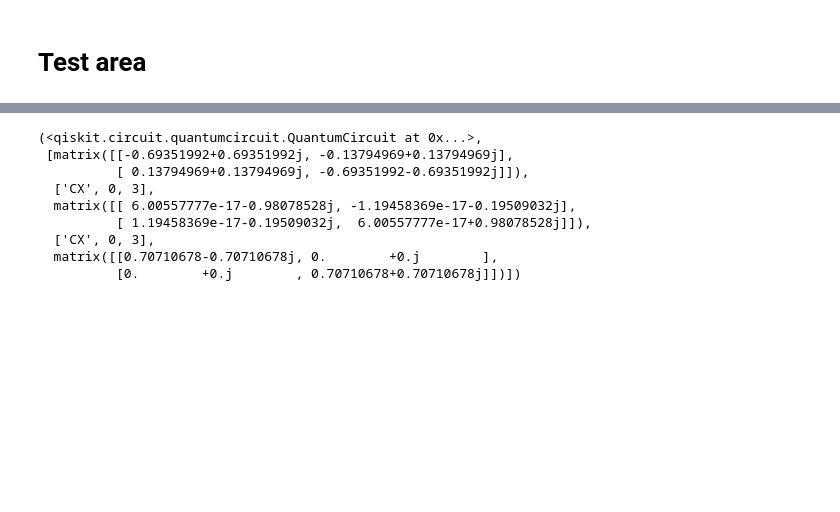
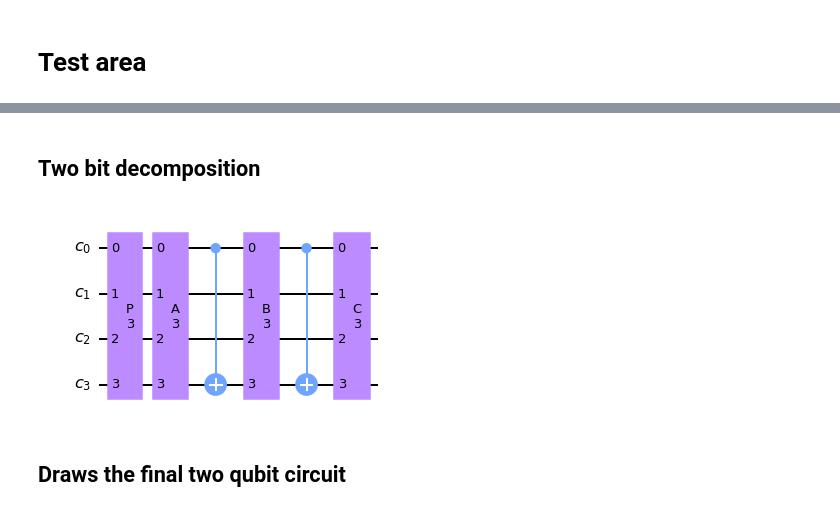
Before and after one commit to psasanka1729/nisq-grover, a Jupyter notebook: Toffoli decomposition.ipynb, the cells around one changed output, grey strips where cells are left out. Cells and saved outputs as stored; diff of their text form; code cells hidden in the pictures; blank space fills up the shorter version.

```diff
--- a/Toffoli decomposition.ipynb
+++ b/Toffoli decomposition.ipynb
@@ -506,7 +506,7 @@ def Rz(Angle, Qubit):
 # %%
 def Ry_matrix(theta):
 
-    return np.matrix([[np.cos(theta/2), np.sin(theta/2)],[-np.sin(theta/2),np.cos(theta/2)]])
+    return np.matrix([[np.cos(theta/2), -np.sin(theta/2)],[np.sin(theta/2),np.cos(theta/2)]])
 
 def Ry(Angle, Qubit):
 
@@ -898,7 +898,7 @@ def MCU_Circuit(Unitary,Controls,Target):
     V_matrix = square_root(Unitary)
     X = np.matrix([[0,1],[1,0]])
 
-    V0 = MCU(Target[0]-Gap-1,Target[0],V_matrix,False)
+    V0 = MCU(Target[0]-Gap-1,Target[0],V_matrix)
     qc.unitary(V0,[i for i in range(N)],label = 'V')
 
     gate_1 =  ['MCU',V_matrix,[Target[0]-Gap-1,Target[0]]]
@@ -909,7 +909,7 @@ def MCU_Circuit(Unitary,Controls,Target):
     gate_2 = ['MCX',X,[i for i in range(Target[0]-Gap-1)],[Target[0]-Gap-1]]
 
 
-    Vdag = MCU(Target[0]-Gap-1,Target[0],V_matrix.getH(),True)
+    Vdag = MCU(Target[0]-Gap-1,Target[0],V_matrix.getH())
     qc.unitary(Vdag,[i for i in range(N)],label = 'V^dag')
 
     gate_3 = ['MCU',V_matrix.getH(),[Target[0]-Gap-1,Target[0]]]
@@ -919,7 +919,7 @@ def MCU_Circuit(Unitary,Controls,Target):
     gate_4 = gate_2
 
 
-    V1 = MCU([i for i in range(Target[0]-Gap-1)],Target[0],V_matrix,False)
+    V1 = MCU([i for i in range(Target[0]-Gap-1)],Target[0],V_matrix)
     qc.unitary(V1,[i for i in range(N)],label = 'V')
     gate_5 = ['MCU',V_matrix,[i for i in range(Target[0]-Gap-1)],[Target[0]]]
 
@@ -1080,7 +1234,9 @@ def Unitary_Extract(Matrix):
+# %% [markdown]
+## Two bit decomposition
 # %%
 '''
 
-This function takes a MCU gate and returns the two bit decomposition.
+This function takes a MCU gate and returns the two bit decomposition (Page 10, Elementary Gates for QC).
 
 Input  : Gate list (e.g. Qf[-1])
 Output : Circuit with two qubit decomposition.
@@ -1101,7 +1257,8 @@ def Two_Qubit_Decomp(Gate_List):
     I = identity(2)
     X = np.matrix([[0,1],[1,0]])
 
-    P = Phase_matrix(delta)
+
+    E = Rz_matrix(delta)*Phase_matrix(delta/2)
 
     A = Rz_matrix(alpha)*Ry_matrix(theta/2)
 
@@ -1135,37 +1292,39 @@ def Two_Qubit_Decomp(Gate_List):
 
 
 
-    Gap = target-control-1
-    Phase = MCU([i for i in range(target-Gap-1)],target,P,False)
-    qc.unitary(Phase,[i for i in range(N)],label = str('P')+'\n'+str(control)+'\n'+str(target))
 
-    A_gate = MCU([i for i in range(target-Gap-1)],target,A,False)
-    qc.unitary(A_gate,[i for i in range(N)],label = str('A')+'\n'+str(control)+'\n'+str(target))
+
+    CPhase = Multi_Qubit_Gate(E, control).A
+    qc.unitary(CPhase,[i for i in range(N)],label = str('P')+'\n'+str(target))
+
+    A_gate = Multi_Qubit_Gate(A, target).A
+    qc.unitary(A_gate,[i for i in range(N)],label = str('A')+'\n'+str(target))
 
     qc.cx(control,target)
 
-    B_gate = MCU([i for i in range(target-Gap-1)],target,B,False)
-    qc.unitary(B_gate,[i for i in range(N)],label = str('B')+'\n'+str(control)+'\n'+str(target))
+    B_gate = Multi_Qubit_Gate(B, target).A
+    qc.unitary(B_gate,[i for i in range(N)],label = str('B')+'\n'+str(target))
 
 
     qc.cx(control,target)
 
-    C_gate = MCU([i for i in range(target-Gap-1)],target,C,False)
-    qc.unitary(C_gate,[i for i in range(N)],label = str('C')+'\n'+str(control)+'\n'+str(target))
+    C_gate = Multi_Qubit_Gate(C, target).A
+    qc.unitary(C_gate,[i for i in range(N)],label = str('C')+'\n'+str(target))
 
-    return qc, [A,['CX',control,target], B, ['CX',control,target], C]
+    return qc, [
+                ['P',P,control],
+                ['A',A,target],
+                ['CX',control, target],
+                ['B',B,target],
+                ['CX',control,target],
+                ['C',C,target]
+               ]
-# %%
-Two_Qubit_Decomp(Qf[-1])
-# %% [output]
-(<qiskit.circuit.quantumcircuit.QuantumCircuit at 0x...>,
- [matrix([[-0.69351992+0.69351992j, -0.13794969+0.13794969j],
-          [ 0.13794969+0.13794969j, -0.69351992-0.69351992j]]),
-  ['CX', 0, 3],
-  matrix([[ 6.00557777e-17-0.98078528j, -1.19458369e-17-0.19509032j],
-          [ 1.19458369e-17-0.19509032j,  6.00557777e-17+0.98078528j]]),
-  ['CX', 0, 3],
-  matrix([[0.70710678-0.70710678j, 0.        +0.j        ],
-          [0.        +0.j        , 0.70710678+0.70710678j]])])
+# %%
+Two_Qubit_Decomp(Qf[-1])[0].draw("mpl")
+# %% [output]
+[figure, added]
+# %% [markdown]
+## Draws the final two qubit circuit
 # %%
 qr = QuantumRegister(N, 'c')
 Two_Qubit_Circuit = QuantumCircuit(qr)
```
Also changed, not shown: parts of 19 cells of this notebook.
